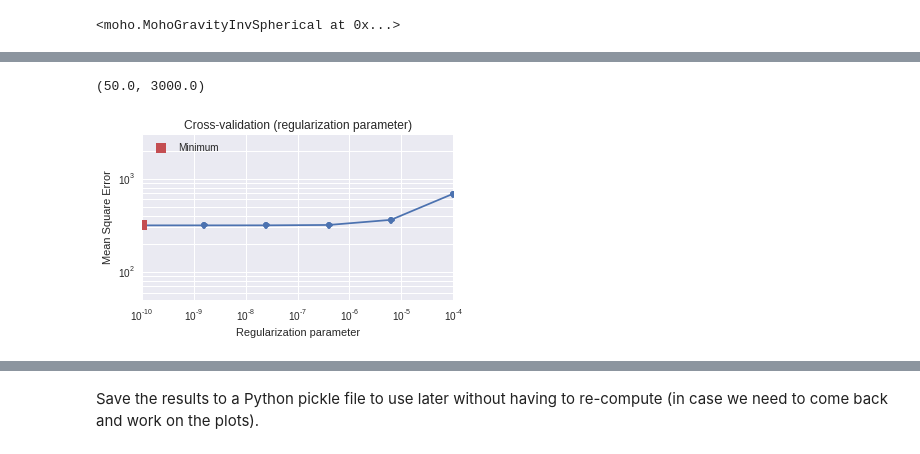
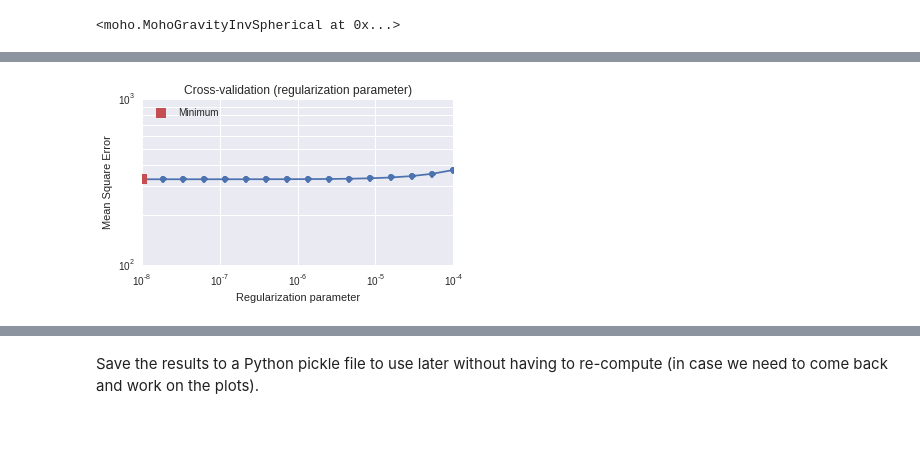
Before and after one commit to pinga-lab/paper-moho-inversion-tesseroids, a Jupyter notebook: notebooks/south-america-moho.ipynb, the cells around one changed output, grey strips where cells are left out. Drawn from its saved outputs; the diff is of its cells as text; code cells hidden in the pictures.

Commit message:
CV not working even using many regul params

```diff
--- a/notebooks/south-america-moho.ipynb
+++ b/notebooks/south-america-moho.ipynb
@@ -347,6 +349,6 @@ misfit = MohoGravityInvSpherical(lat, lon, height, data, mesh)
 config = dict(method='newton', initial=initial, tol=0.2, maxit=6)
 regul = Smoothness2D(mesh.shape)
 # %%
-regul_params = np.logspace(-10, -4, 8)
+regul_params = np.logspace(-8, -4, 16)
 regul_params
 # %% [output]
@@ -377,7 +382,6 @@ Wall time: 5min 19s
 # %%
 plot_cv_regul(regul_params, cvregul['scores'], cvregul['best'], log=True)
 plt.grid(True, which='both', axis='y')
-plt.ylim(5e1, 3e3)
+#plt.ylim(5e2, 5.1e2)
 # %% [output]
-(50.0, 3000.0)
-[figure, old version]
+[figure, new version]
```
Also changed, not shown: parts of 20 cells of this notebook.
